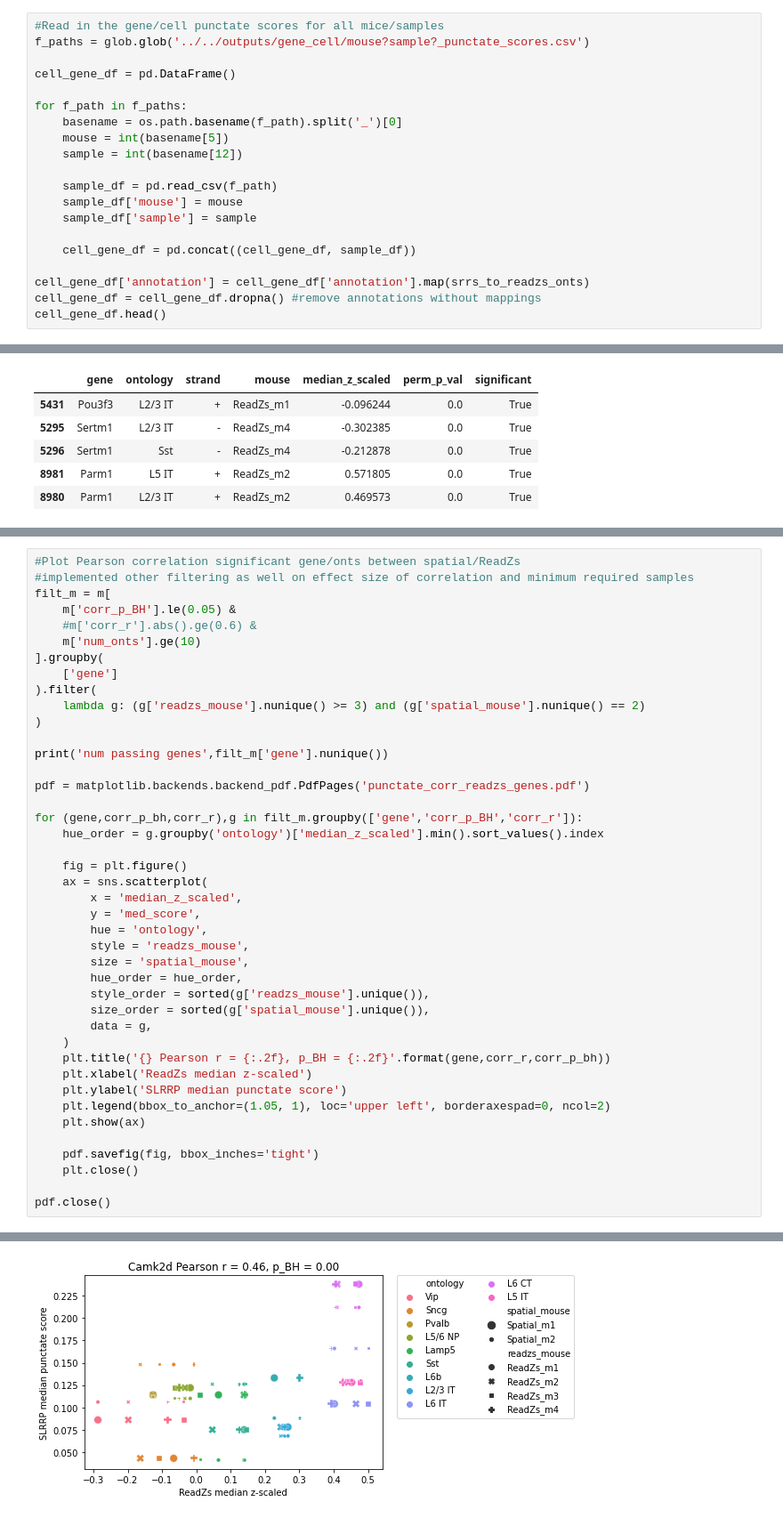
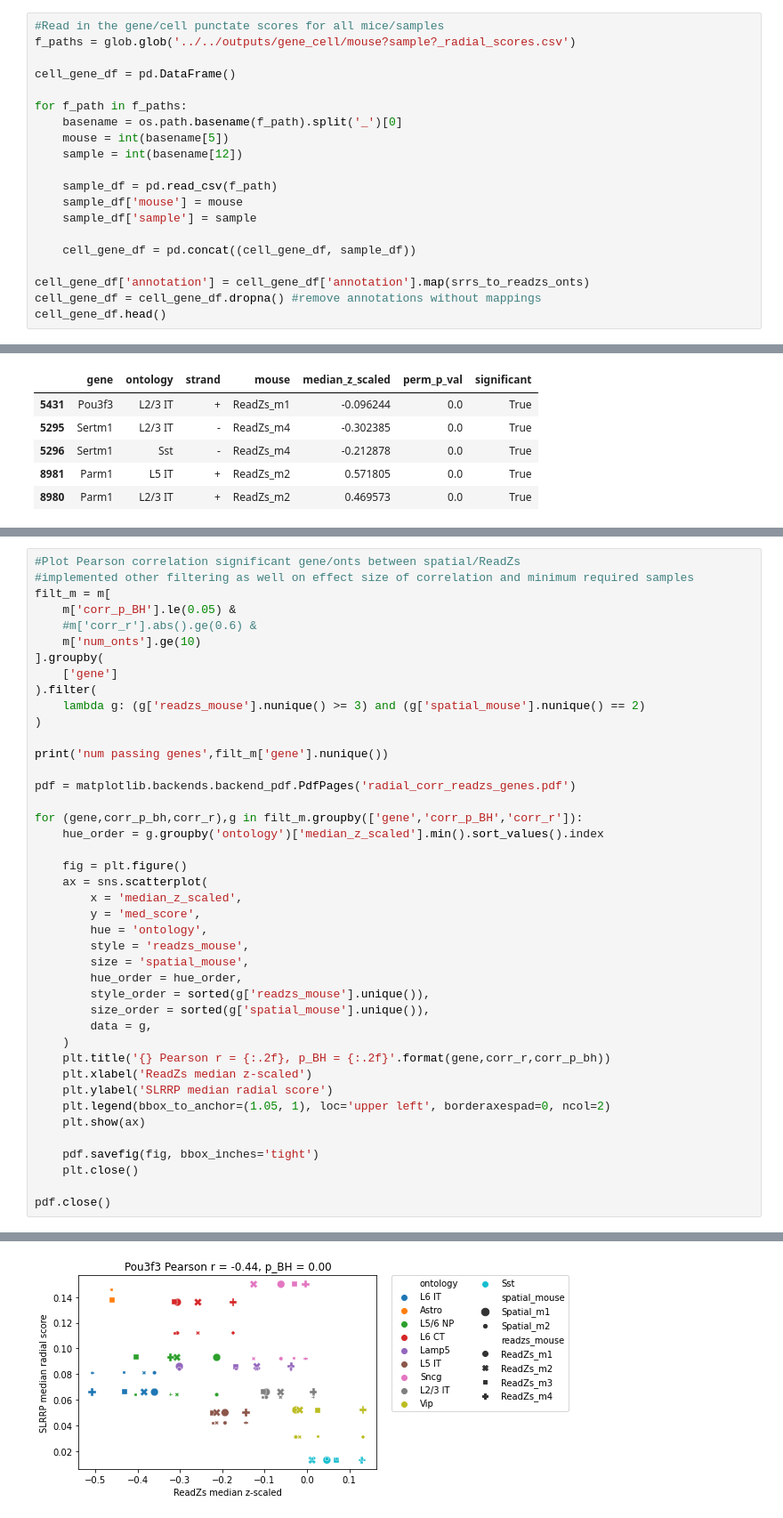
Before and after one commit to salzman-lab/SPRAWL, a Jupyter notebook: analysis/localization_regulation_by_cis_element/punctate_metric_readz_corr.ipynb, the cells around one changed output, grey strips where cells are left out. Shown at 89% size. Drawn from its saved outputs; the diff is of its cells as text.

```diff
--- a/analysis/localization_regulation_by_cis_element/punctate_metric_readz_corr.ipynb
+++ b/analysis/localization_regulation_by_cis_element/punctate_metric_readz_corr.ipynb
@@ -97,7 +97,7 @@ srrs_to_readzs_onts = {
 }
 # %%
 #Read in the gene/cell punctate scores for all mice/samples
-f_paths = glob.glob('../../outputs/gene_cell/mouse?sample?_punctate_scores.csv')
+f_paths = glob.glob('../../outputs/gene_cell/mouse?sample?_radial_scores.csv')
 
 cell_gene_df = pd.DataFrame()
 
@@ -284,7 +284,7 @@ filt_m = m[
 
 print('num passing genes',filt_m['gene'].nunique())
 
-pdf = matplotlib.backends.backend_pdf.PdfPages('punctate_corr_readzs_genes.pdf')
+pdf = matplotlib.backends.backend_pdf.PdfPages('radial_corr_readzs_genes.pdf')
 
 for (gene,corr_p_bh,corr_r),g in filt_m.groupby(['gene','corr_p_BH','corr_r']):
     hue_order = g.groupby('ontology')['median_z_scaled'].min().sort_values().index
@@ -303,7 +303,7 @@ for (gene,corr_p_bh,corr_r),g in filt_m.groupby(['gene','corr_p_BH','corr_r']):
     )
     plt.title('{} Pearson r = {:.2f}, p_BH = {:.2f}'.format(gene,corr_r,corr_p_bh))
     plt.xlabel('ReadZs median z-scaled')
-    plt.ylabel('SLRRP median punctate score')
+    plt.ylabel('SLRRP median radial score')
     plt.legend(bbox_to_anchor=(1.05, 1), loc='upper left', borderaxespad=0, ncol=2)
     plt.show(ax)
 
@@ -318 +318 @@ num passing genes 9
-[figure, old version]
+[figure, new version]
```
Also changed, not shown: parts of 8 cells of this notebook, 20 other files.
